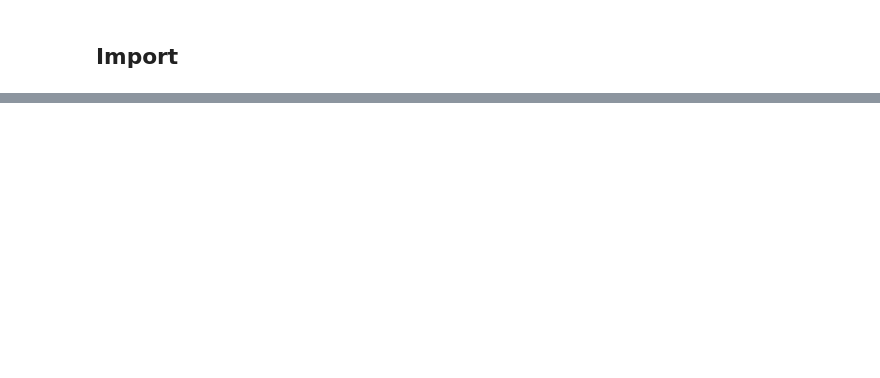
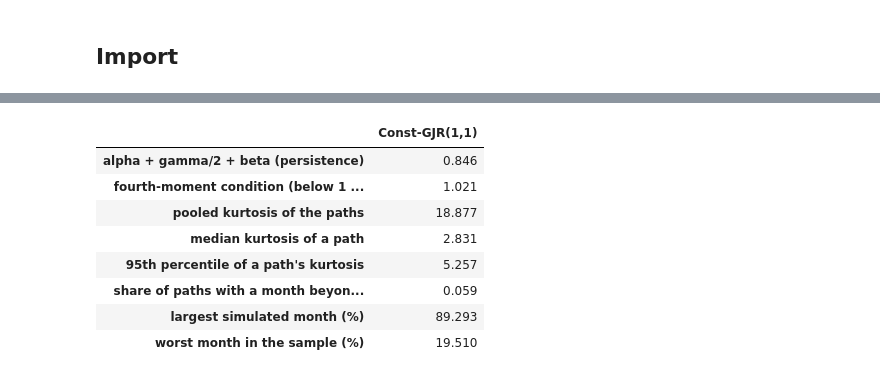
Before and after one commit to mamadouyamar/CVineMarketGen, a Jupyter notebook: examples/04_time_series_of_a_factor.ipynb, the cells around one changed output, grey strips where cells are left out. Drawn from its saved outputs; the diff is of its cells as text; code cells hidden in the pictures; blank space fills up the shorter version.

```diff
--- a/examples/04_time_series_of_a_factor.ipynb
+++ b/examples/04_time_series_of_a_factor.ipynb
@@ -545,0 +431,10 @@ checked against the history's dynamics and dependence.
+# %%
+with sns.axes_style("whitegrid"):
+    fig, axes = plt.subplots(1, 3, figsize=(15, 3.2))
+    e_g = g.filter().values
+    for ax, u, lab in [(axes[0], johnson_su_cdf(_jsu_on(e_g), e_g), "GARCH(1,1), Johnson SU error"),
+                       (axes[1], stats.norm.cdf(e_g), "GARCH(1,1), Gaussian error"),
+                       (axes[2], stats.norm.cdf(h2.filter().values), "HMM(2), Rosenblatt uniforms")]:
+        ax.hist(u, bins=10, density=True, color="tab:blue", alpha=0.7); ax.axhline(1, color="black", lw=1)
+        ax.set_title(f"uniforms v_t: {lab}", fontsize=9); ax.set_xlabel("v")
+    plt.tight_layout(); plt.show()
@@ -545,0 +497,7 @@ checked against the history's dynamics and dependence.
+# %%
+t0 = time.time()
+sel = select_dynamics(y.to_frame(), B=100, seed=0, verbose=False)
+best = sel.models["Equity DM"]
+cand = sel.candidates.sort_values("bic")[["model", "n_params", "bic", "gof_pvalue", "passed", "lb_z", "lb_z2", "arch_lm"]].reset_index(drop=True)
+print(f"{len(cand)} candidates fitted and tested in {time.time() - t0:.0f} s | selected {best.name} | passing the test: {int(cand['passed'].sum())}")
+cand.round(3)
@@ -545,0 +588,16 @@ checked against the history's dynamics and dependence.
+# %%
+H, NP = 24, 2000
+def jsu_draws(eps_hist, n_paths, horizon, seed):
+    p = fit_johnson_su(float(eps_hist.skew()), max(float(eps_hist.kurt() + 3), 3.1 + 2 * float(eps_hist.skew()) ** 2))
+    zz = np.random.default_rng(seed).standard_normal((n_paths, horizon))
+    e = p["xi"] + p["lambda"] * np.sinh((zz - p["gamma"]) / p["delta"]); return (e - e.mean()) / e.std()
+paths = {best.name: best.unfilter(jsu_draws(best.filter(), NP, H, 1)),
+         "HMM(2)": h2.unfilter(jsu_draws(h2.filter(), NP, H, 1)),
+         "independent draws (notebook 01)": y.mean() + y.std() * jsu_draws((y - y.mean()) / y.std(), NP, H, 2)}
+with sns.axes_style("whitegrid"):
+    fig, axes = plt.subplots(1, 3, figsize=(15, 3.6), sharey=True)
+    for ax, (k, P) in zip(axes, paths.items()):
+        cum = np.cumprod(1 + P, axis=1) - 1; q = np.quantile(cum, [0.05, 0.25, 0.5, 0.75, 0.95], axis=0)
+        ax.fill_between(range(1, H + 1), q[0], q[4], alpha=0.15, color="tab:blue"); ax.fill_between(range(1, H + 1), q[1], q[3], alpha=0.3, color="tab:blue")
+        ax.plot(range(1, H + 1), q[2], color="tab:blue"); ax.set_title(k, fontsize=10); ax.set_xlabel("month")
+    axes[0].set_ylabel("cumulative return"); plt.tight_layout(); plt.show()
@@ -545,0 +639,20 @@ checked against the history's dynamics and dependence.
+# %%
+P = best.params; al, be, ga = P["alpha"][0], P["beta"][0], P["gamma"]
+k_eps = float(best.filter().kurt() + 3)
+E4 = (al ** 2 + al * ga + ga ** 2 / 2) * k_eps + 2 * (al + ga / 2) * be + be ** 2
+Pb = paths[best.name]; kp = stats.kurtosis(Pb, axis=1) + 3
+pd.Series({"alpha + gamma/2 + beta (persistence)": al + ga / 2 + be, "fourth-moment condition (below 1 for a finite kurtosis)": E4,
+           "pooled kurtosis of the paths": stats.kurtosis(Pb.ravel()) + 3, "median kurtosis of a path": float(np.median(kp)),
+           "95th percentile of a path's kurtosis": float(np.quantile(kp, 0.95)),
+           "share of paths with a month beyond the worst in the sample": float(np.mean(np.abs(Pb).max(axis=1) > np.abs(y).max())),
+           "largest simulated month (%)": float(np.abs(Pb).max() * 100), "worst month in the sample (%)": float(np.abs(y).max() * 100)}).round(3).to_frame(best.name)
+# %% [output]
+|  | Const-GJR(1,1) |
+| alpha + gamma/2 + beta (persistence) | 0.846 |
+| fourth-moment condition (below 1 ... | 1.021 |
+| pooled kurtosis of the paths | 18.877 |
+| median kurtosis of a path | 2.831 |
+| 95th percentile of a path's kurtosis | 5.257 |
+| share of paths with a month beyon... | 0.059 |
+| largest simulated month (%) | 89.293 |
+| worst month in the sample (%) | 19.510 |
```
Also changed, not shown: parts of 76 cells of this notebook, 2 other files.
